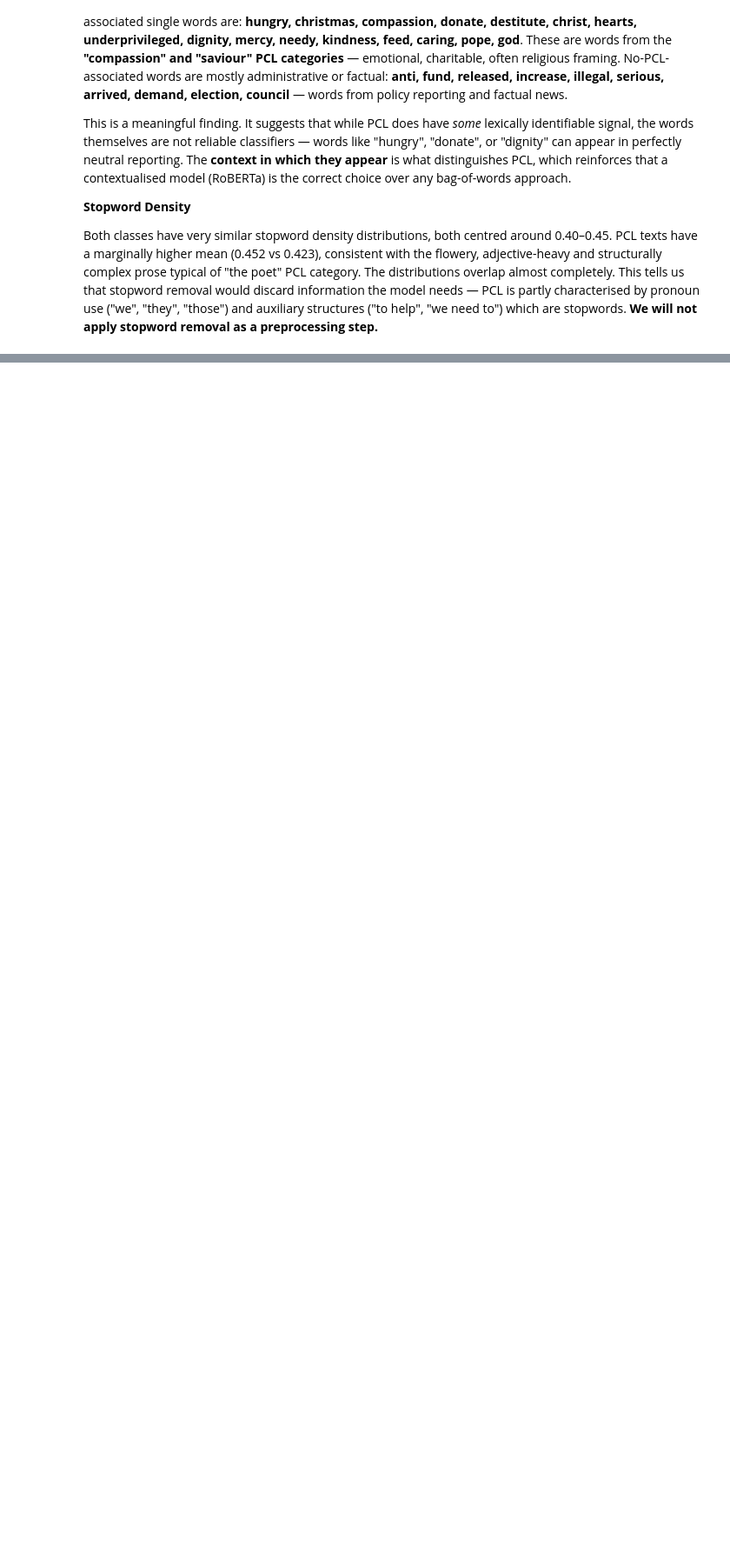
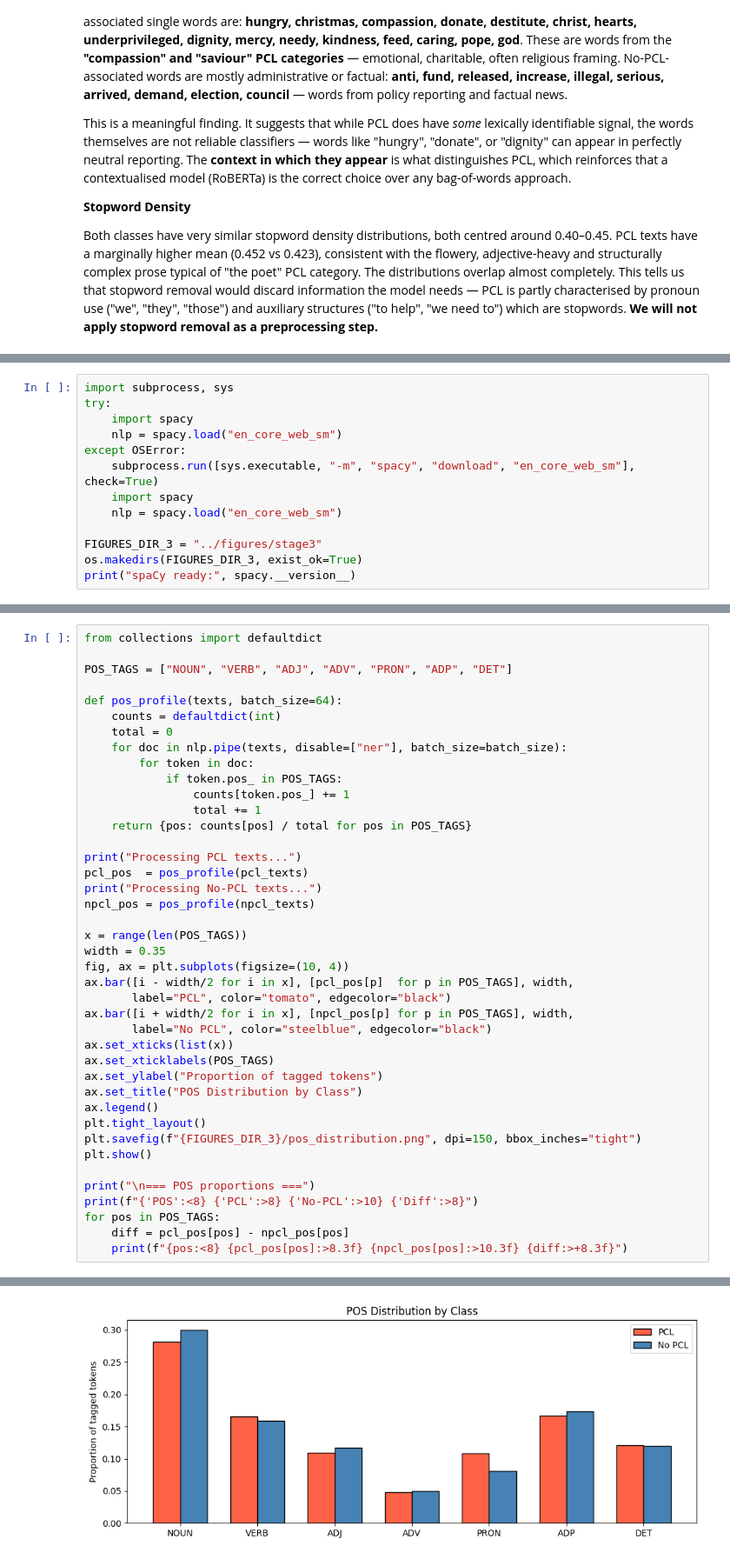
Before and after one commit to darius024/pcl-classifier, a Jupyter notebook: notebooks/eda.ipynb, the cells around one changed output, grey strips where cells are left out. Shown at 87% size. Drawn from its saved outputs; the diff is of its cells as text; blank space fills up the shorter version.

```diff
--- a/notebooks/eda.ipynb
+++ b/notebooks/eda.ipynb
@@ -395,0 +404,13 @@ Both classes have very similar stopword density distributions, both centred arou
+# %%
+import subprocess, sys
+try:
+    import spacy
+    nlp = spacy.load("en_core_web_sm")
+except OSError:
+    subprocess.run([sys.executable, "-m", "spacy", "download", "en_core_web_sm"], check=True)
+    import spacy
+    nlp = spacy.load("en_core_web_sm")
+
+FIGURES_DIR_3 = "../figures/stage3"
+os.makedirs(FIGURES_DIR_3, exist_ok=True)
+print("spaCy ready:", spacy.__version__)
@@ -395,0 +419,42 @@ Both classes have very similar stopword density distributions, both centred arou
+# %%
+from collections import defaultdict
+
+POS_TAGS = ["NOUN", "VERB", "ADJ", "ADV", "PRON", "ADP", "DET"]
+
+def pos_profile(texts, batch_size=64):
+    counts = defaultdict(int)
+    total = 0
+    for doc in nlp.pipe(texts, disable=["ner"], batch_size=batch_size):
+        for token in doc:
+            if token.pos_ in POS_TAGS:
+                counts[token.pos_] += 1
+                total += 1
+    return {pos: counts[pos] / total for pos in POS_TAGS}
+
+print("Processing PCL texts...")
+pcl_pos  = pos_profile(pcl_texts)
+print("Processing No-PCL texts...")
+npcl_pos = pos_profile(npcl_texts)
+
+x = range(len(POS_TAGS))
+width = 0.35
+fig, ax = plt.subplots(figsize=(10, 4))
+ax.bar([i - width/2 for i in x], [pcl_pos[p]  for p in POS_TAGS], width,
+       label="PCL", color="tomato", edgecolor="black")
+ax.bar([i + width/2 for i in x], [npcl_pos[p] for p in POS_TAGS], width,
+       label="No PCL", color="steelblue", edgecolor="black")
+ax.set_xticks(list(x))
+ax.set_xticklabels(POS_TAGS)
+ax.set_ylabel("Proportion of tagged tokens")
+ax.set_title("POS Distribution by Class")
+ax.legend()
+plt.tight_layout()
+plt.savefig(f"{FIGURES_DIR_3}/pos_distribution.png", dpi=150, bbox_inches="tight")
+plt.show()
+
+print("\n=== POS proportions ===")
+print(f"{'POS':<8} {'PCL':>8} {'No-PCL':>10} {'Diff':>8}")
+for pos in POS_TAGS:
+    diff = pcl_pos[pos] - npcl_pos[pos]
+    print(f"{pos:<8} {pcl_pos[pos]:>8.3f} {npcl_pos[pos]:>10.3f} {diff:>+8.3f}")
+# %% [output]
@@ -395,0 +463 @@ Both classes have very similar stopword density distributions, both centred arou
+[figure, added]
```
Also changed, not shown: parts of 7 cells of this notebook, 7 other files.
